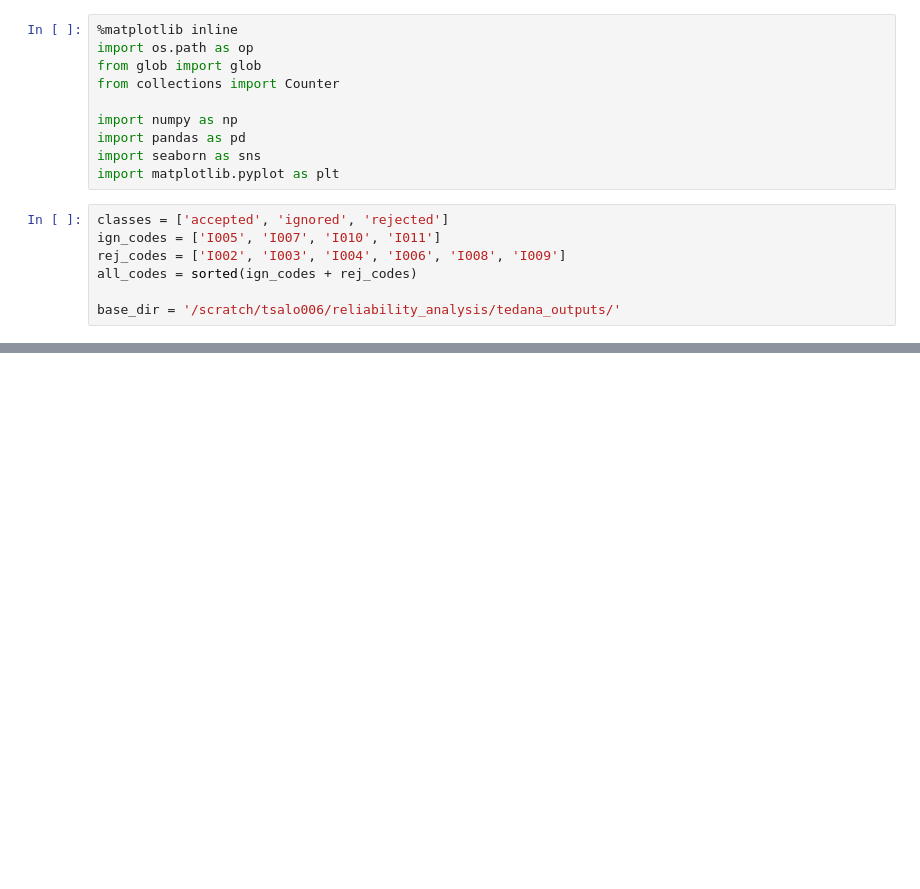
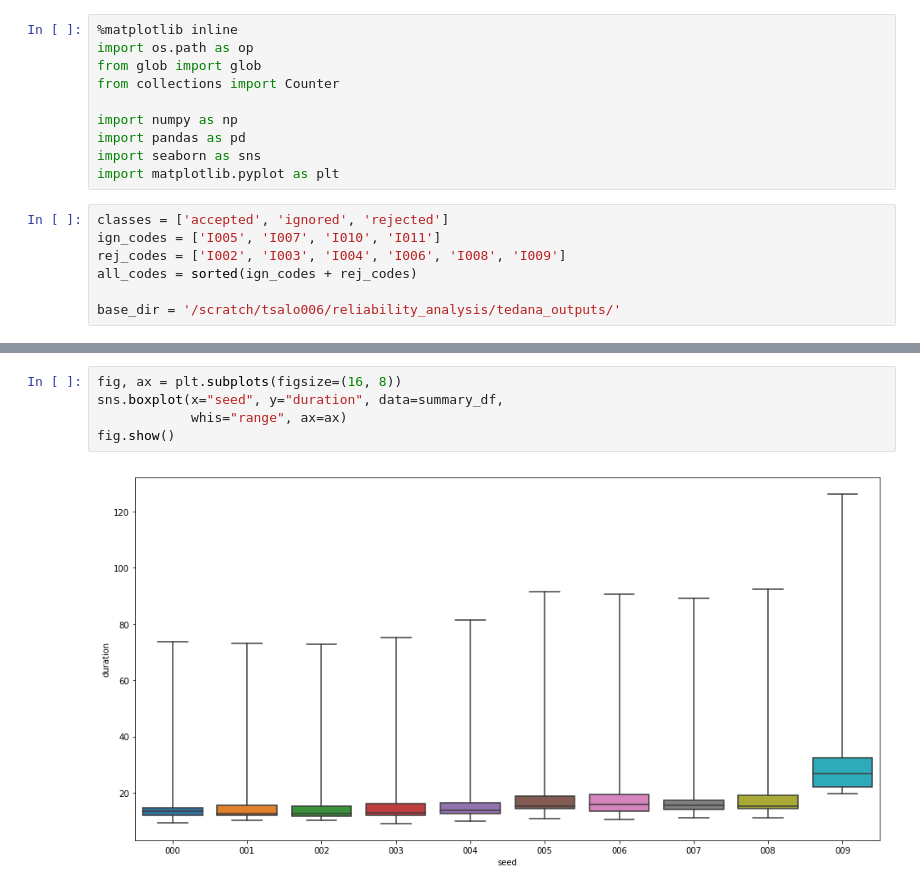
Before and after one commit to ME-ICA/tedana-comparison, a Jupyter notebook: code/demo_reliability_plots.ipynb, the cells around one changed output, grey strips where cells are left out. Saved outputs shown, nothing was run; the diff lists cells and outputs as text; blank space fills up the shorter version.

```diff
--- a/code/demo_reliability_plots.ipynb
+++ b/code/demo_reliability_plots.ipynb
@@ -72,3 +92,10 @@ fig.show()
+# %%
+fig, ax = plt.subplots(figsize=(16, 8))
+sns.boxplot(x="seed", y="duration", data=summary_df,
+            whis="range", ax=ax)
+fig.show()
+# %% [output]
+[figure, added]
 # %%
 clf_df = summary_df.melt(value_vars=['accepted', 'rejected', 'ignored'],
                          var_name='classification', value_name='n components',
```
Also changed, not shown: parts of 7 cells of this notebook, 2 other files.
